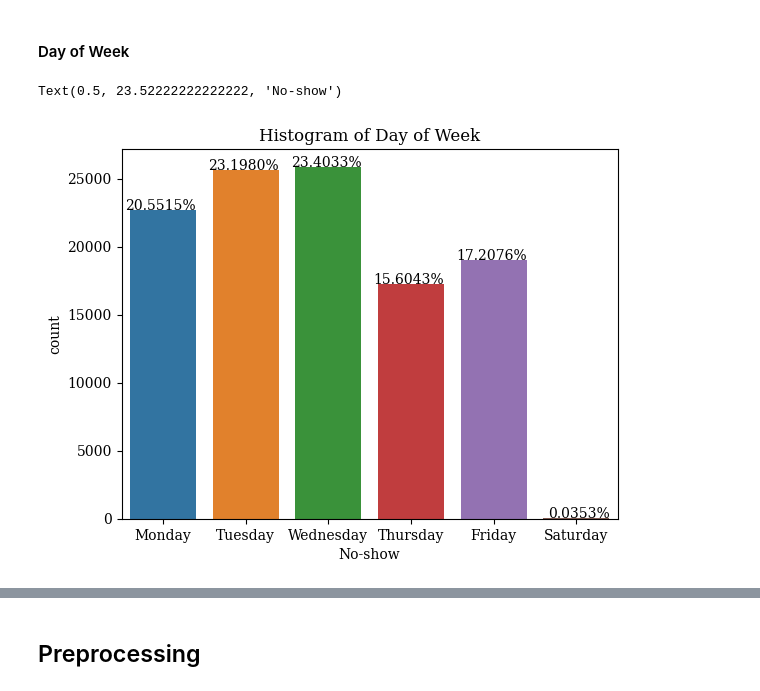
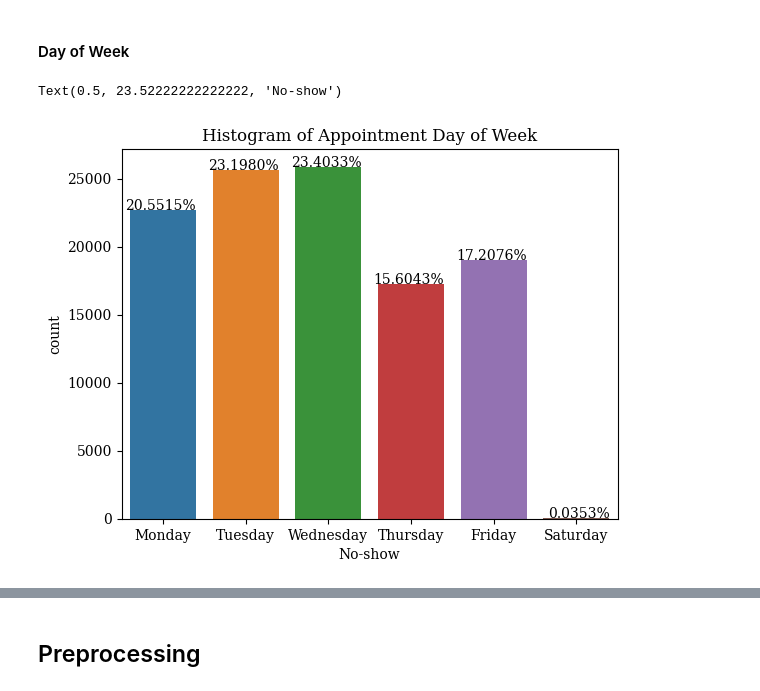
Before and after one commit to f18bc/data1030project, a Jupyter notebook: src/Final Project.ipynb, the cells around one changed output, grey strips where cells are left out. Saved outputs shown, nothing was run; the diff lists cells and outputs as text; code cells hidden in the pictures.

```diff
--- a/src/Final Project.ipynb
+++ b/src/Final Project.ipynb
@@ -329,19 +317,0 @@ print(original_df['Age'].value_counts().to_string())
-# %%
-import seaborn
-
-weekday = pd.to_datetime(original_df['AppointmentDay']).dt.date.astype('datetime64[ns]')
-weekday = weekday.dt.weekday
-total = float(len(weekday))
-ax=seaborn.countplot(x = weekday)
-plt.xticks([0,1,2,3,4,5], ['Monday', 'Tuesday', 'Wednesday', 'Thursday', 'Friday', 'Saturday'])
-plt.title("Histogram of Day of Week")
-for p in ax.patches:
-    percentage = '{:.4f}%'.format(100 * p.get_height()/total)
-    x = p.get_x() + p.get_width()
-    y = p.get_height()
-    ax.annotate(percentage, (x, y),ha='right')
-plt.savefig('DayOfWeek.png', dpi=300)
-plt.xlabel('No-show')
-# %% [output]
-Text(0.5, 23.52222222222222, 'No-show')
-[figure, removed]
@@ -347,0 +337,19 @@ Text(0.5, 23.52222222222222, 'No-show')
+# %%
+import seaborn
+
+weekday = pd.to_datetime(original_df['AppointmentDay']).dt.date.astype('datetime64[ns]')
+weekday = weekday.dt.weekday
+total = float(len(weekday))
+ax=seaborn.countplot(x = weekday)
+plt.xticks([0,1,2,3,4,5], ['Monday', 'Tuesday', 'Wednesday', 'Thursday', 'Friday', 'Saturday'])
+plt.title("Histogram of Appointment Day of Week")
+for p in ax.patches:
+    percentage = '{:.4f}%'.format(100 * p.get_height()/total)
+    x = p.get_x() + p.get_width()
+    y = p.get_height()
+    ax.annotate(percentage, (x, y),ha='right')
+plt.savefig('DayOfWeek.png', dpi=300)
+plt.xlabel('No-show')
+# %% [output]
+Text(0.5, 23.52222222222222, 'No-show')
+[figure, added]
```
Also changed, not shown: parts of 8 cells of this notebook, 5 other files.
